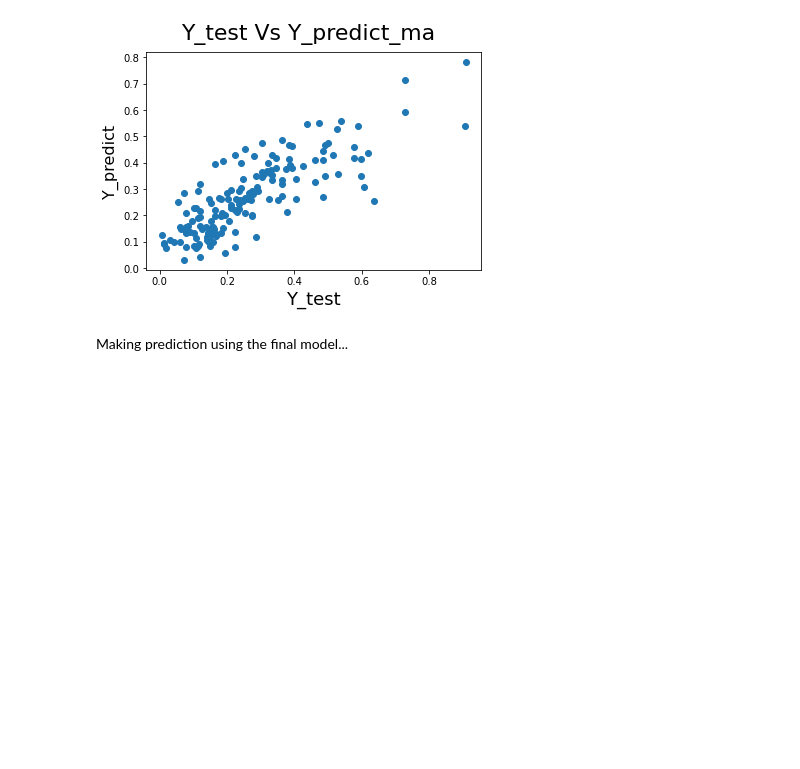
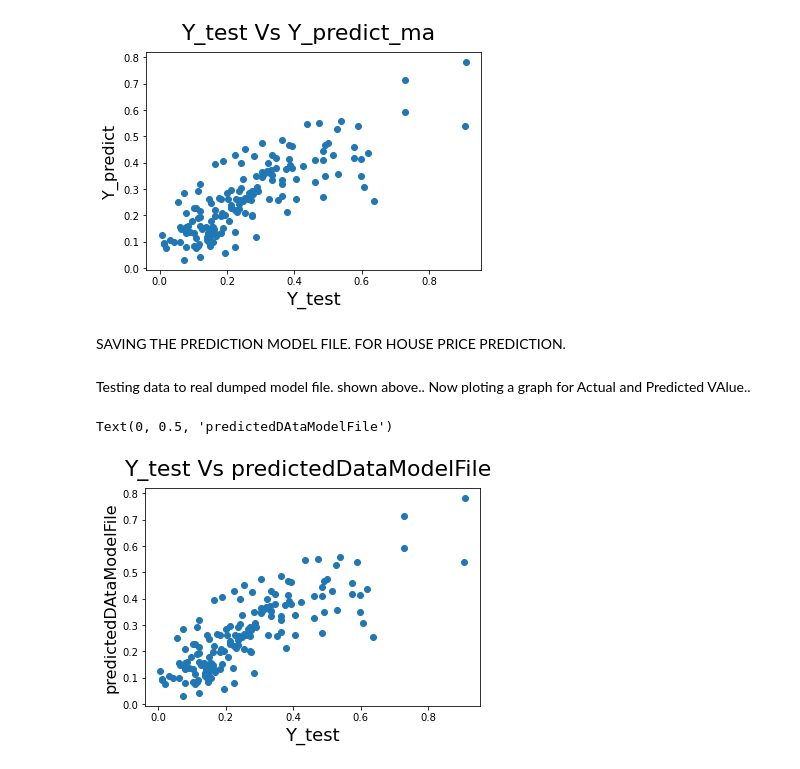
Before and after one commit to MadukaPcm/housepricingproject, a Jupyter notebook: housepricefile.ipynb, the cells around one changed output. Saved outputs shown, nothing was run; the diff lists cells and outputs as text; code cells hidden in the pictures; blank space fills up the shorter version.

Commit message:
adding last best project for housepricing

```diff
--- a/housepricefile.ipynb
+++ b/housepricefile.ipynb
@@ -766,5 +814,5 @@ plt.ylabel('Y_predict', fontsize = 16)  # Y-label
 # %% [output]
 Text(0, 0.5, 'Y_predict')
 [figure]
-# %% [markdown]
-Making prediction using the final model...
+# %% [markdown]
+SAVING THE PREDICTION MODEL FILE. FOR HOUSE PRICE PREDICTION.
@@ -770,0 +827,12 @@ Making prediction using the final model...
+# %% [markdown]
+Testing data to real dumped model file. shown above..
+Now ploting a graph for Actual and Predicted VAlue..
+# %%
+fig = plt.figure()
+plt.scatter(Y_test, Y_predict_ma)
+fig.suptitle('Y_test Vs predictedDataModelFile', fontsize = 22) # plot heading
+plt.xlabel('Y_test', fontsize = 18)  # X-label
+plt.ylabel('predictedDAtaModelFile', fontsize = 16)  # Y-label
+# %% [output]
+Text(0, 0.5, 'predictedDAtaModelFile')
+[figure, added]
```
Also changed, not shown: parts of 17 cells of this notebook, 5 other files.
